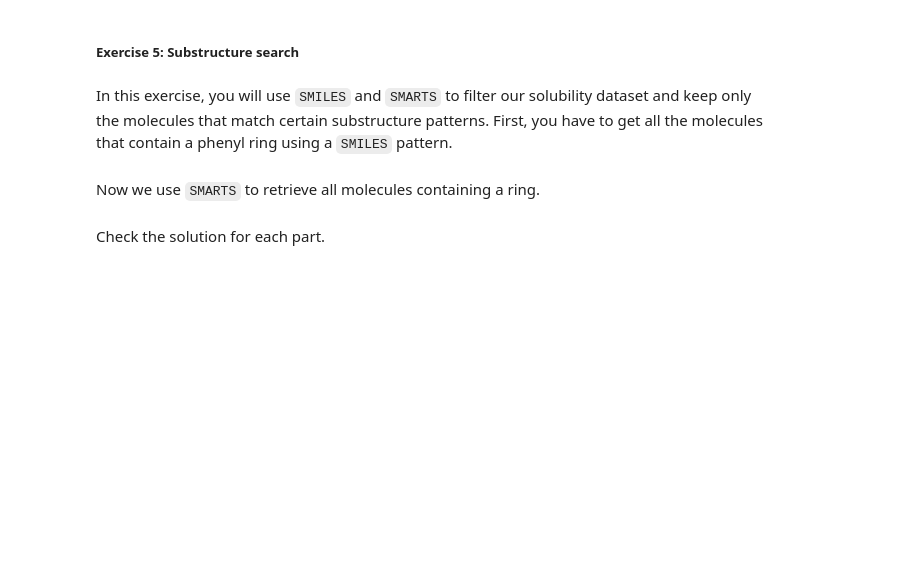
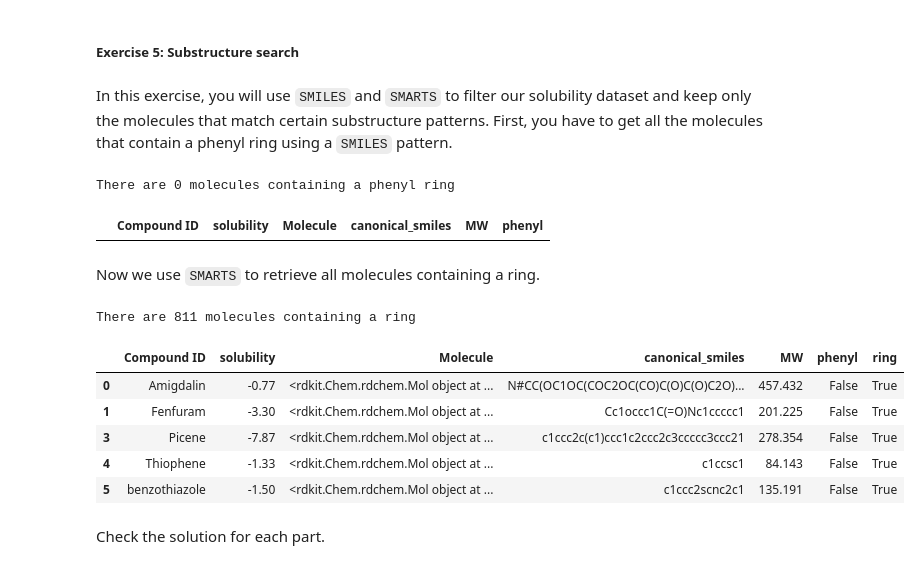
Before and after one commit to zhexuanS/AI4Chem_Study, a Jupyter notebook: notebooks/01 - Basics/01d_rdkit_basics.ipynb, the cells around one changed output. Cells and saved outputs as stored; diff of their text form; code cells hidden in the pictures; blank space fills up the shorter version.

```diff
--- a/notebooks/01 - Basics/01d_rdkit_basics.ipynb
+++ b/notebooks/01 - Basics/01d_rdkit_basics.ipynb
@@ -164,6 +193,7 @@ As you see, although we have introduced 3 different SMILES, we are referring to
 # %% [markdown]
 Write a canonicalization function and apply it to the previous list of non-canonical caffeine SMILES. We can use the `MolToSmiles` function in `rdkit` to get the SMILES of a mol object. By default, `rdkit` canonicalizes the SMILES when applying this function, so we can use it to create our canonicalization function.
 # %%
+from os import chmod
 def canonicalize_smiles(smiles):
     '''This function takes a non-canonical SMILES and
     returns the canonical version
@@ -177,9 +207,9 @@ def canonicalize_smiles(smiles):
 
     ####YOUR CODE HERE
 
-    mol = #create a mol object from input smiles
+    mol = Chem.MolFromSmiles(smiles)#create a mol object from input smiles
 
-    canonical_smiles = #convert the previous mol object to SMILES using Chem.MolToSmiles()
+    canonical_smiles = Chem.MolToSmiles(mol)#convert the previous mol object to SMILES using Chem.MolToSmiles()
 
     ####END
     return canonical_smiles
@@ -328,7 +429,7 @@ We will now use the apply() function to compute the molecular weight of all our
 from rdkit.Chem.Descriptors import MolWt
 
 ####YOUR CODE
-df['MW'] = #use the apply function on the 'Molecule' column to compute MolWt
+df['MW'] = df['Molecule'].apply(MolWt)#use the apply function on the 'Molecule' column to compute MolWt
 
 ####END
 
@@ -420,10 +543,10 @@ In this exercise, you will use `SMILES` and `SMARTS` to filter our solubility da
 ###YOUR CODE
 
 #create pattern
-phenyl = Chem.MolFromSmiles('')
+phenyl = Chem.MolFromSmiles('C1=CC=[C]C=C1')
 
 #apply HasSubstructureMatch to each molecule (we use a lambda function here)
-df['phenyl'] = df['Molecule'].apply(lambda x: x.HasSubstructMatch()) #use phenyl object for the query
+df['phenyl'] = df['Molecule'].apply(lambda x: x.HasSubstructMatch(phenyl)) #use phenyl object for the query
 
 ###END
 
@@ -431,20 +554,31 @@ df['phenyl'] = df['Molecule'].apply(lambda x: x.HasSubstructMatch()) #use phenyl
 df_phenyl = df[df['phenyl']]
 print(f'There are {len(df_phenyl)} molecules containing a phenyl ring')
 df_phenyl.head()
+# %% [output]
+There are 0 molecules containing a phenyl ring
+|  | Compound ID | solubility | Molecule | canonical_smiles | MW | phenyl |
 # %% [markdown]
 Now we use `SMARTS` to retrieve all molecules containing a ring.
 # %%
 #### YOUR CODE
-ring = Chem.MolFromSmarts('') #look for the SMARTS specification corresponding to any ring
+ring = Chem.MolFromSmarts('[R]') #look for the SMARTS specification corresponding to any ring
 
-df['ring'] = #proceed as in the previous case
+df['ring'] = df['Molecule'].apply(lambda x: x.HasSubstructMatch(ring))#proceed as in the previous case
 
 ### END
 
 #display rows that contain only the phenyl substructure
 df_ring = df[df['ring']]
 print(f'There are {len(df_ring)} molecules containing a ring')
 df_ring.head()
+# %% [output]
+There are 811 molecules containing a ring
+|  | Compound ID | solubility | Molecule | canonical_smiles | MW | phenyl | ring |
+| 0 | Amigdalin | -0.77 | <rdkit.Chem.rdchem.Mol object at ... | N#CC(OC1OC(COC2OC(CO)C(O)C(O)C2O)... | 457.432 | False | True |
+| 1 | Fenfuram | -3.30 | <rdkit.Chem.rdchem.Mol object at ... | Cc1occc1C(=O)Nc1ccccc1 | 201.225 | False | True |
+| 3 | Picene | -7.87 | <rdkit.Chem.rdchem.Mol object at ... | c1ccc2c(c1)ccc1c2ccc2c3ccccc3ccc21 | 278.354 | False | True |
+| 4 | Thiophene | -1.33 | <rdkit.Chem.rdchem.Mol object at ... | c1ccsc1 | 84.143 | False | True |
+| 5 | benzothiazole | -1.50 | <rdkit.Chem.rdchem.Mol object at ... | c1ccc2scnc2c1 | 135.191 | False | True |
 # %% [markdown]
 Check the solution for each part.
 # %%
```
Also changed, not shown: parts of 19 cells of this notebook.
